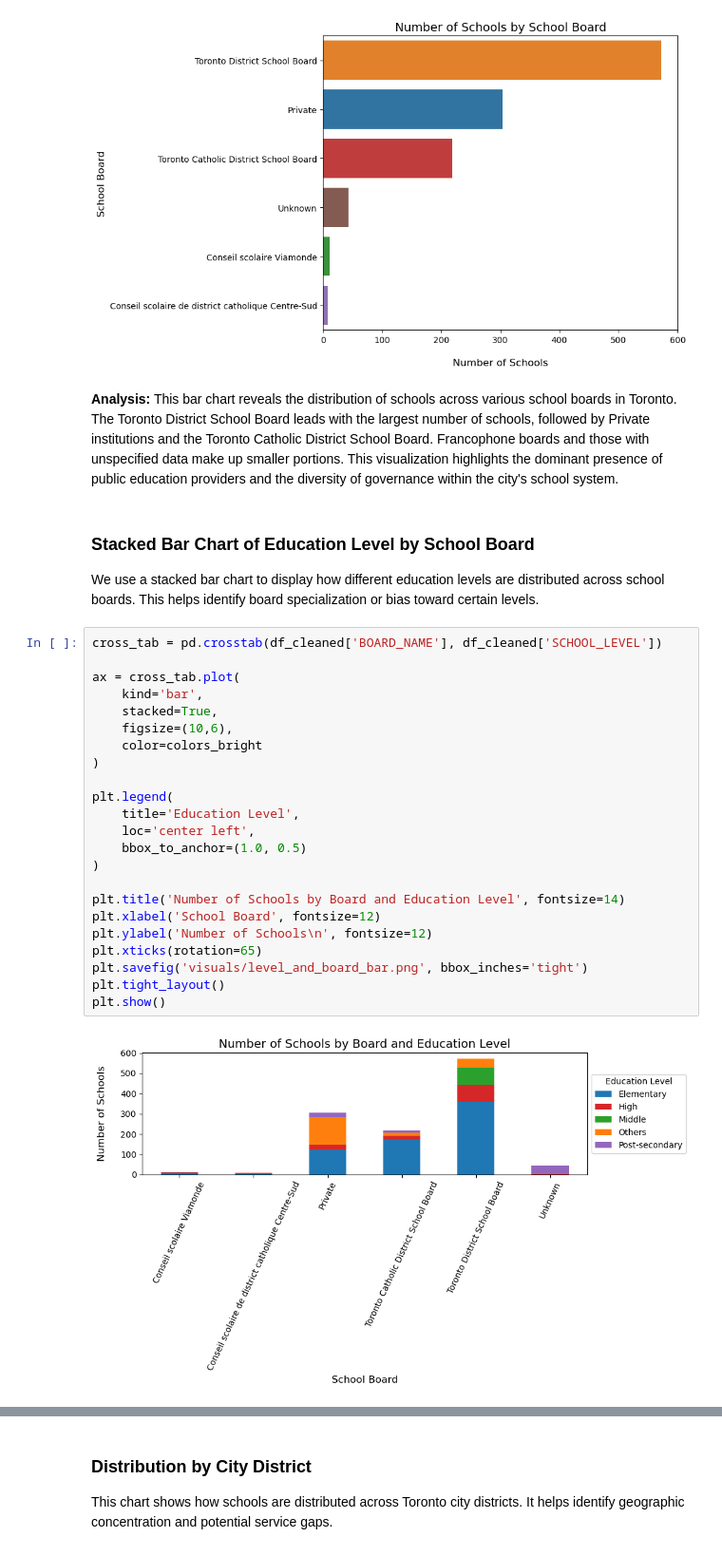
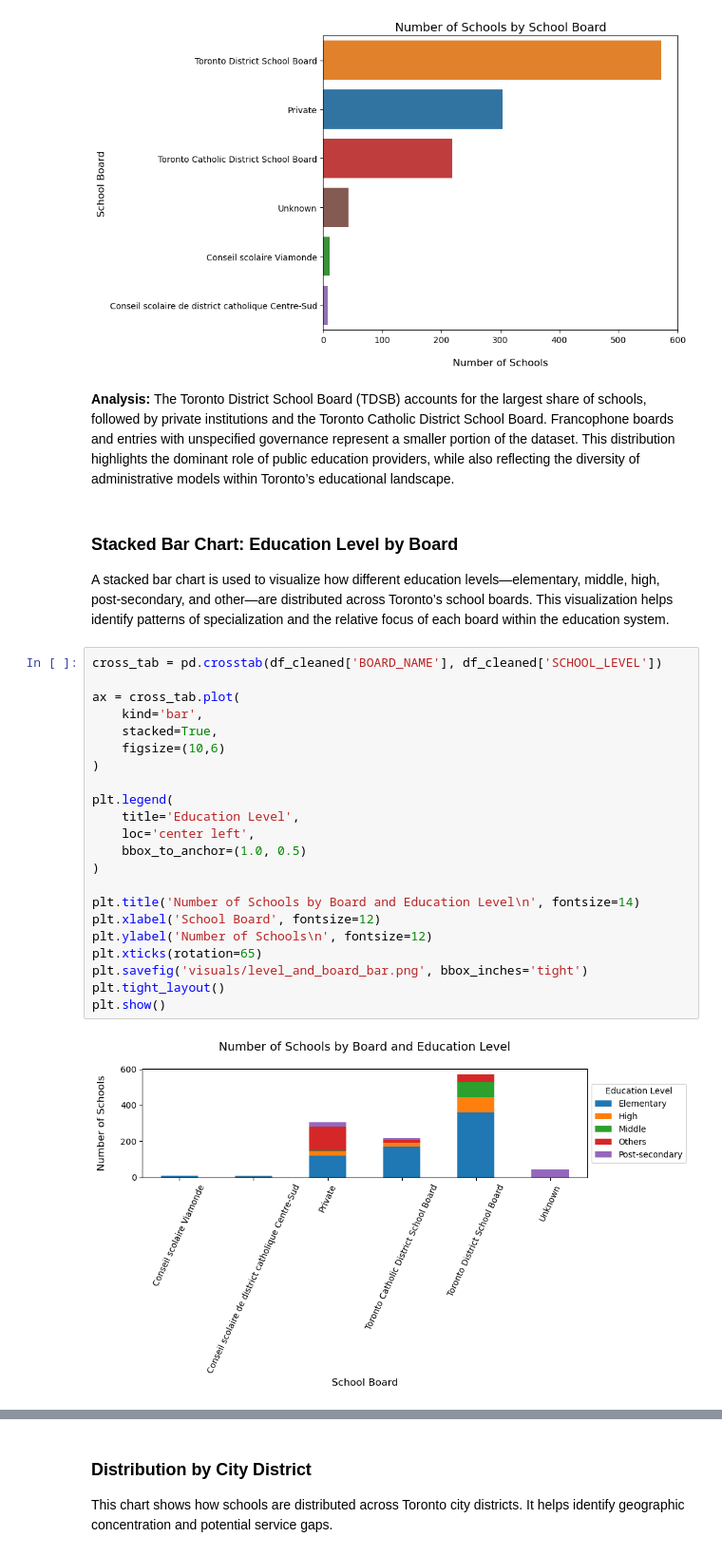
Before and after one commit to AnaSlavina/toronto-schools-analysis, a Jupyter notebook: project.ipynb, the cells around one changed output, grey strips where cells are left out. Shown at 95% size. Saved outputs shown, nothing was run; the diff lists cells and outputs as text.

```diff
--- a/project.ipynb
+++ b/project.ipynb
@@ -259,35 +256,34 @@ plt.show()
 # %% [output]
 [figure]
 # %% [markdown]
-**Analysis:** This bar chart reveals the distribution of schools across various school boards in Toronto. The Toronto District School Board leads with the largest number of schools, followed by Private institutions and the Toronto Catholic District School Board. Francophone boards and those with unspecified data make up smaller portions. This visualization highlights the dominant presence of public education providers and the diversity of governance within the city's school system.
+**Analysis:** The Toronto District School Board (TDSB) accounts for the largest share of schools, followed by private institutions and the Toronto Catholic District School Board. Francophone boards and entries with unspecified governance represent a smaller portion of the dataset. This distribution highlights the dominant role of public education providers, while also reflecting the diversity of administrative models within Toronto’s educational landscape.
 # %% [markdown]
-### Stacked Bar Chart of Education Level by School Board
+### Stacked Bar Chart: Education Level by Board
 
-We use a stacked bar chart to display how different education levels are distributed across school boards. This helps identify board specialization or bias toward certain levels.
+A stacked bar chart is used to visualize how different education levels—elementary, middle, high, post-secondary, and other—are distributed across Toronto’s school boards. This visualization helps identify patterns of specialization and the relative focus of each board within the education system.
 # %%
 cross_tab = pd.crosstab(df_cleaned['BOARD_NAME'], df_cleaned['SCHOOL_LEVEL'])
 
 ax = cross_tab.plot(
     kind='bar',
     stacked=True,
-    figsize=(10,6),
-    color=colors_bright
+    figsize=(10,6)
 )
 
 plt.legend(
     title='Education Level',
     loc='center left',
     bbox_to_anchor=(1.0, 0.5)
 )
 
-plt.title('Number of Schools by Board and Education Level', fontsize=14)
+plt.title('Number of Schools by Board and Education Level\n', fontsize=14)
 plt.xlabel('School Board', fontsize=12)
 plt.ylabel('Number of Schools\n', fontsize=12)
 plt.xticks(rotation=65)
 plt.savefig('visuals/level_and_board_bar.png', bbox_inches='tight')
 plt.tight_layout()
 plt.show()
 # %% [output]
-[figure, old version]
+[figure, new version]
 # %% [markdown]
 **Analysis:**
```
Also changed, not shown: parts of 26 cells of this notebook.
